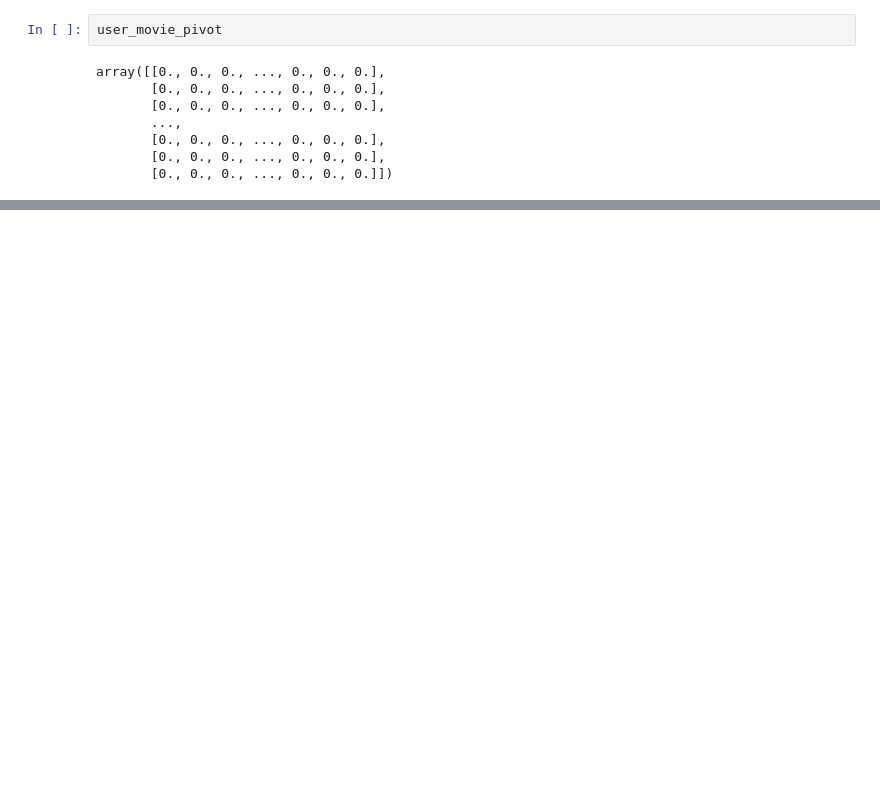
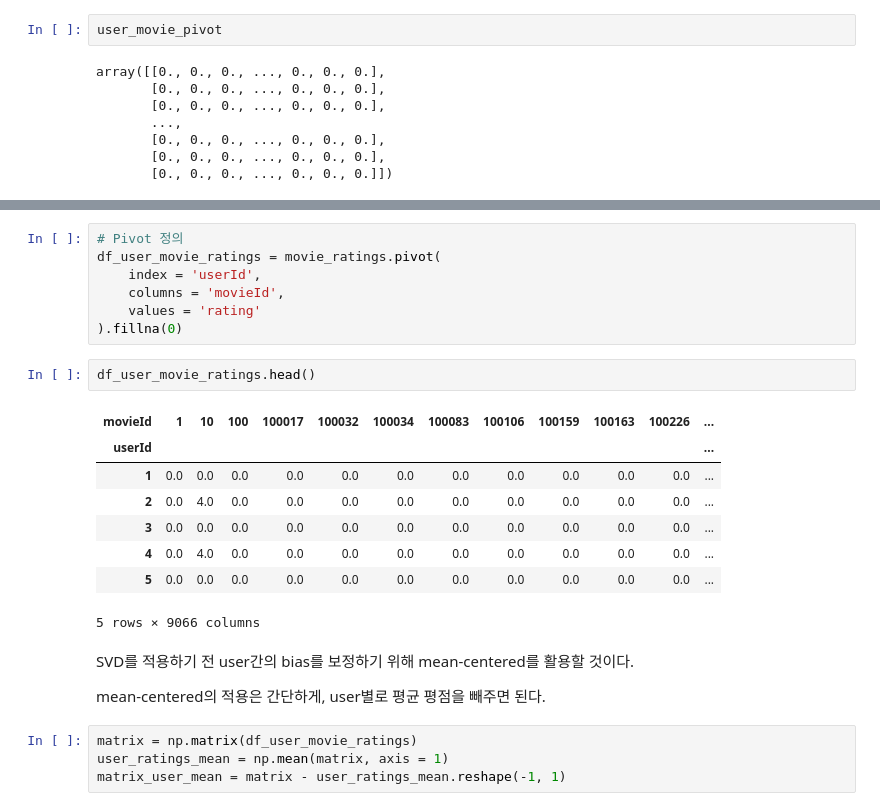
Before and after one commit to SeongwonTak/RecommenderSystem, a Jupyter notebook: Recommendation_with_MatrixFactorization.ipynb, the cells around one changed output, grey strips where cells are left out. Cells and saved outputs as stored; diff of their text form; blank space fills up the shorter version.

```diff
--- a/Recommendation_with_MatrixFactorization.ipynb
+++ b/Recommendation_with_MatrixFactorization.ipynb
@@ -142,0 +148,26 @@ for i in range(0, len(corr_coffey_hands)):
+# %%
+# Pivot 정의
+df_user_movie_ratings = movie_ratings.pivot(
+    index = 'userId',
+    columns = 'movieId',
+    values = 'rating'
+).fillna(0)
+# %%
+df_user_movie_ratings.head()
+# %% [output]
+| movieId | 1 | 10 | 100 | 100017 | 100032 | 100034 | 100083 | 100106 | 100159 | 100163 | 100226 | ... |
+| userId |  |  |  |  |  |  |  |  |  |  |  | ... |
+| 1 | 0.0 | 0.0 | 0.0 | 0.0 | 0.0 | 0.0 | 0.0 | 0.0 | 0.0 | 0.0 | 0.0 | ... |
+| 2 | 0.0 | 4.0 | 0.0 | 0.0 | 0.0 | 0.0 | 0.0 | 0.0 | 0.0 | 0.0 | 0.0 | ... |
+| 3 | 0.0 | 0.0 | 0.0 | 0.0 | 0.0 | 0.0 | 0.0 | 0.0 | 0.0 | 0.0 | 0.0 | ... |
+| 4 | 0.0 | 4.0 | 0.0 | 0.0 | 0.0 | 0.0 | 0.0 | 0.0 | 0.0 | 0.0 | 0.0 | ... |
+| 5 | 0.0 | 0.0 | 0.0 | 0.0 | 0.0 | 0.0 | 0.0 | 0.0 | 0.0 | 0.0 | 0.0 | ... |
+5 rows × 9066 columns
+# %% [markdown]
+SVD를 적용하기 전 user간의 bias를 보정하기 위해 mean-centered를 활용할 것이다.
+
+mean-centered의 적용은 간단하게, user별로 평균 평점을 빼주면 된다.
+# %%
+matrix = np.matrix(df_user_movie_ratings)
+user_ratings_mean = np.mean(matrix, axis = 1)
+matrix_user_mean = matrix - user_ratings_mean.reshape(-1, 1)
```
Also changed, not shown: parts of 25 cells of this notebook.
